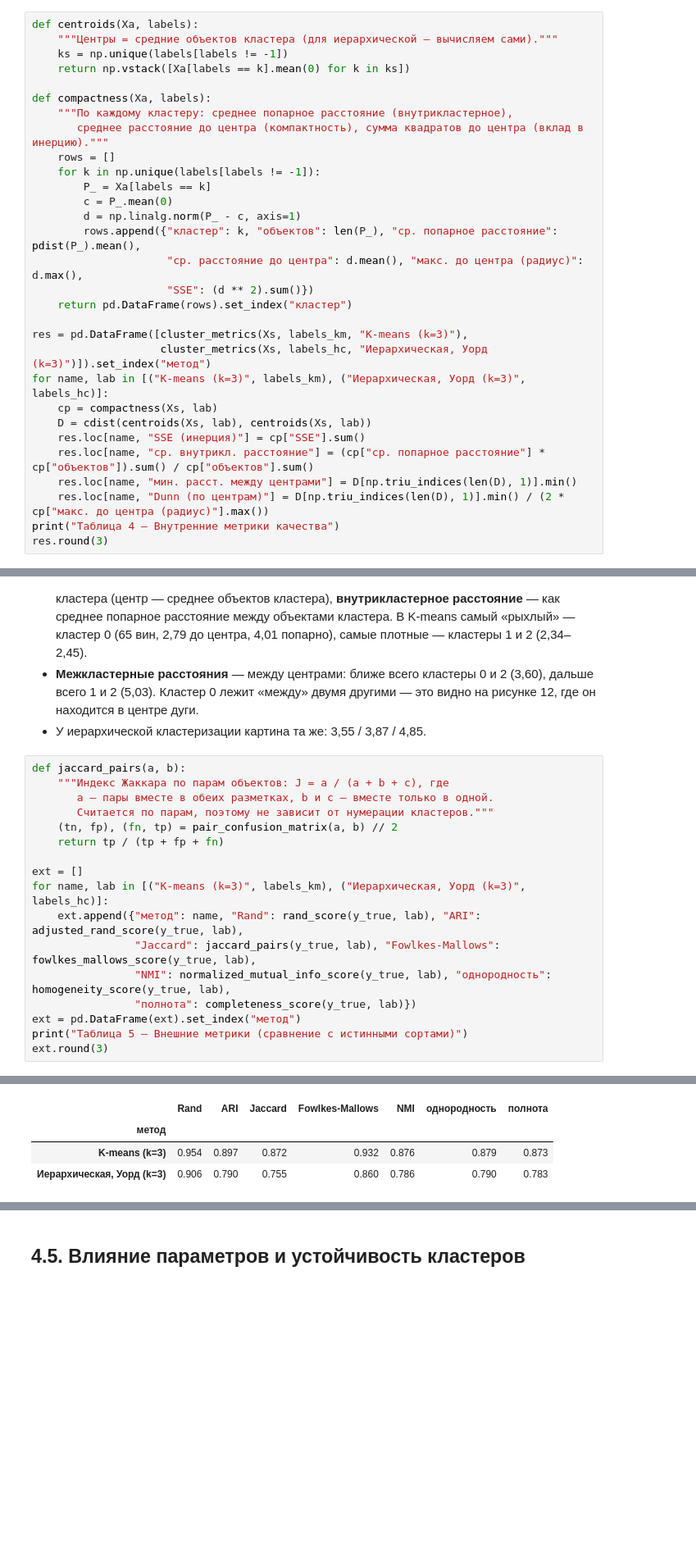
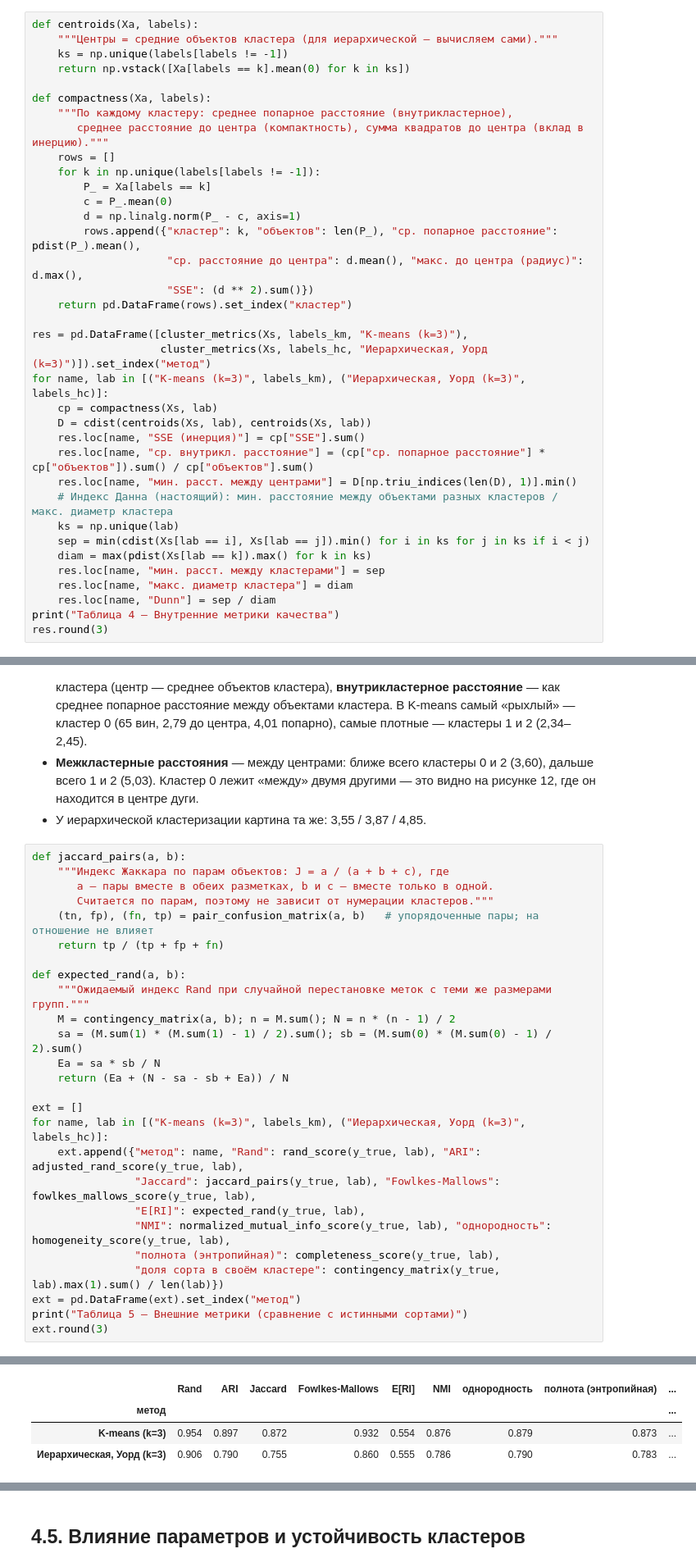
Before and after one commit to Vladik65rus/AI3lab, a Jupyter notebook: Лабораторная_работа_3.ipynb, the cells around one changed output, grey strips where cells are left out. Shown at 82% size. Saved outputs shown, nothing was run; the diff lists cells and outputs as text; blank space fills up the shorter version.

```diff
--- a/Лабораторная_работа_3.ipynb
+++ b/Лабораторная_работа_3.ipynb
@@ -637,7 +662,13 @@ for name, lab in [("K-means (k=3)", labels_km), ("Иерархическая, У
     res.loc[name, "SSE (инерция)"] = cp["SSE"].sum()
     res.loc[name, "ср. внутрикл. расстояние"] = (cp["ср. попарное расстояние"] * cp["объектов"]).sum() / cp["объектов"].sum()
     res.loc[name, "мин. расст. между центрами"] = D[np.triu_indices(len(D), 1)].min()
-    res.loc[name, "Dunn (по центрам)"] = D[np.triu_indices(len(D), 1)].min() / (2 * cp["макс. до центра (радиус)"].max())
+    # Индекс Данна (настоящий): мин. расстояние между объектами разных кластеров / макс. диаметр кластера
+    ks = np.unique(lab)
+    sep = min(cdist(Xs[lab == i], Xs[lab == j]).min() for i in ks for j in ks if i < j)
+    diam = max(pdist(Xs[lab == k]).max() for k in ks)
+    res.loc[name, "мин. расст. между кластерами"] = sep
+    res.loc[name, "макс. диаметр кластера"] = diam
+    res.loc[name, "Dunn"] = sep / diam
 print("Таблица 4 — Внутренние метрики качества")
 res.round(3)
 # %% [output]
@@ -702,26 +735,35 @@ C2  3.545  4.852  0.000
 # %%
 def jaccard_pairs(a, b):
     """Индекс Жаккара по парам объектов: J = a / (a + b + c), где
        a — пары вместе в обеих разметках, b и c — вместе только в одной.
        Считается по парам, поэтому не зависит от нумерации кластеров."""
-    (tn, fp), (fn, tp) = pair_confusion_matrix(a, b) // 2
+    (tn, fp), (fn, tp) = pair_confusion_matrix(a, b)   # упорядоченные пары; на отношение не влияет
     return tp / (tp + fp + fn)
+
+def expected_rand(a, b):
+    """Ожидаемый индекс Rand при случайной перестановке меток с теми же размерами групп."""
+    M = contingency_matrix(a, b); n = M.sum(); N = n * (n - 1) / 2
+    sa = (M.sum(1) * (M.sum(1) - 1) / 2).sum(); sb = (M.sum(0) * (M.sum(0) - 1) / 2).sum()
+    Ea = sa * sb / N
+    return (Ea + (N - sa - sb + Ea)) / N
 
 ext = []
 for name, lab in [("K-means (k=3)", labels_km), ("Иерархическая, Уорд (k=3)", labels_hc)]:
     ext.append({"метод": name, "Rand": rand_score(y_true, lab), "ARI": adjusted_rand_score(y_true, lab),
                 "Jaccard": jaccard_pairs(y_true, lab), "Fowlkes-Mallows": fowlkes_mallows_score(y_true, lab),
+                "E[RI]": expected_rand(y_true, lab),
                 "NMI": normalized_mutual_info_score(y_true, lab), "однородность": homogeneity_score(y_true, lab),
-                "полнота": completeness_score(y_true, lab)})
+                "полнота (энтропийная)": completeness_score(y_true, lab),
+                "доля сорта в своём кластере": contingency_matrix(y_true, lab).max(1).sum() / len(lab)})
 ext = pd.DataFrame(ext).set_index("метод")
 print("Таблица 5 — Внешние метрики (сравнение с истинными сортами)")
 ext.round(3)
 # %% [output]
 Таблица 5 — Внешние метрики (сравнение с истинными сортами)
-|  | Rand | ARI | Jaccard | Fowlkes-Mallows | NMI | однородность | полнота |
-| метод |  |  |  |  |  |  |  |
-| K-means (k=3) | 0.954 | 0.897 | 0.872 | 0.932 | 0.876 | 0.879 | 0.873 |
-| Иерархическая, Уорд (k=3) | 0.906 | 0.790 | 0.755 | 0.860 | 0.786 | 0.790 | 0.783 |
+|  | Rand | ARI | Jaccard | Fowlkes-Mallows | E[RI] | NMI | однородность | полнота (энтропийная) | ... |
+| метод |  |  |  |  |  |  |  |  | ... |
+| K-means (k=3) | 0.954 | 0.897 | 0.872 | 0.932 | 0.554 | 0.876 | 0.879 | 0.873 | ... |
+| Иерархическая, Уорд (k=3) | 0.906 | 0.790 | 0.755 | 0.860 | 0.555 | 0.786 | 0.790 | 0.783 | ... |
 # %% [markdown]
 **Интерпретация таблицы 5 (внешние метрики).** Сравниваются две разметки: **истинные сорта** `y_true`
 и **метки кластеров**.
```
Also changed, not shown: parts of 19 cells of this notebook.
